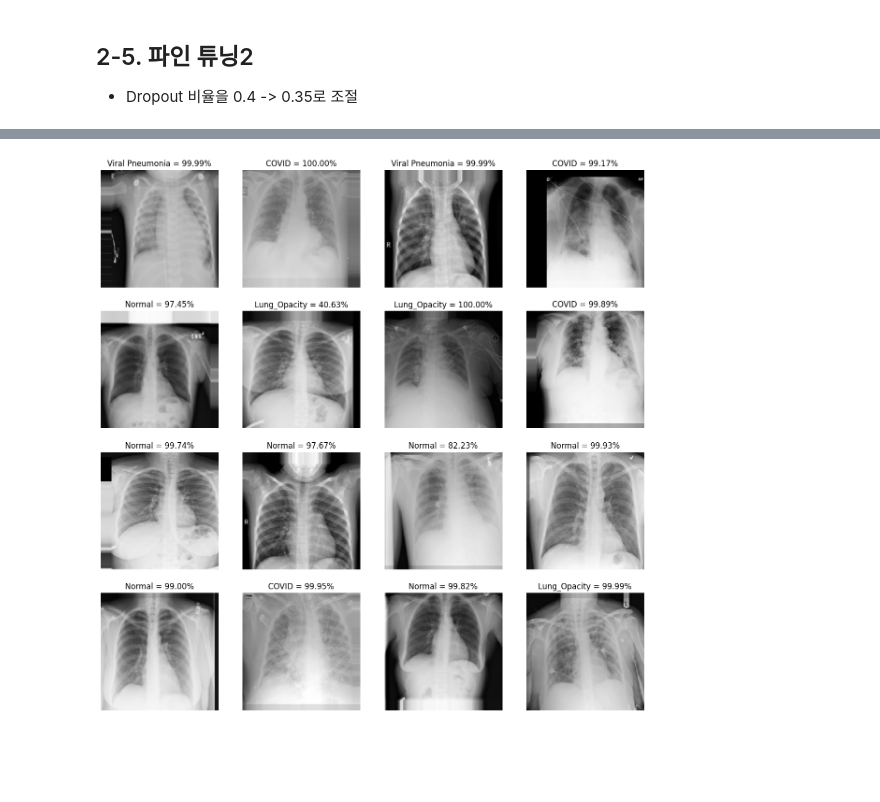
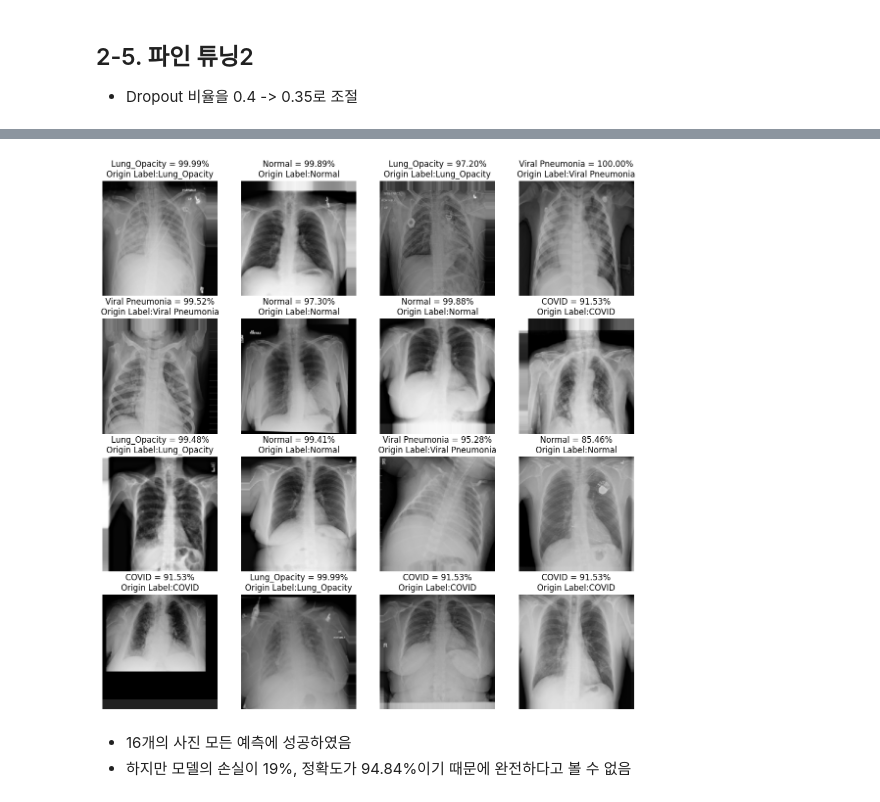
Before and after one commit to thumbs-js/DeepLearning-small-project, a Jupyter notebook: CNN/Kaggle_Covid_19_Radiography.ipynb, the cells around one changed output, grey strips where cells are left out. Cells and saved outputs as stored; diff of their text form; code cells hidden in the pictures; blank space fills up the shorter version.

```diff
--- a/CNN/Kaggle_Covid_19_Radiography.ipynb
+++ b/CNN/Kaggle_Covid_19_Radiography.ipynb
@@ -682,0 +693,4 @@ plt.legend(loc="best")
+# %%
+from tensorflow.keras.models import load_model
+
+model = load_model('/content/covid_19_Radiography_acc95.h5')
@@ -715,16 +764,19 @@ array([[1.20622701e-06, 1.32761998e-05, 6.34407625e-05, 9.99922156e-01],
 # %%
-plt.figure(figsize=(15, 15))
+plt.figure(figsize=(14, 14))
 
 class_name = ["COVID", "Lung_Opacity", "Normal", "Viral Pneumonia"]   # softmax일 때
 
 for i in range(len(pred)):
   plt.subplot(4, 4, i+1)
   plt.axis('off')
 
   prediction = class_name[np.argmax(pred[i])]             # softmax일 때는 모든 레이블에 대한 예측 확률이 나오기 때문에 np.argmax를 사용
 
   prob_str=str("{0:0.2f}".format(100*max(pred[i])))+ "%"
-  plt.title(prediction + " = " + prob_str)
+  plt.title(prediction + " = " + prob_str + "\n" + "Origin Label:" + class_name[int(label[i])])
   plt.imshow(data[i])
 # %% [output]
-[figure, old version]
+[figure, new version]
+# %% [markdown]
+- 16개의 사진 모든 예측에 성공하였음
+- 하지만 모델의 손실이 19%, 정확도가 94.84%이기 때문에 완전하다고 볼 수 없음
```
Also changed, not shown: parts of 21 cells of this notebook.
